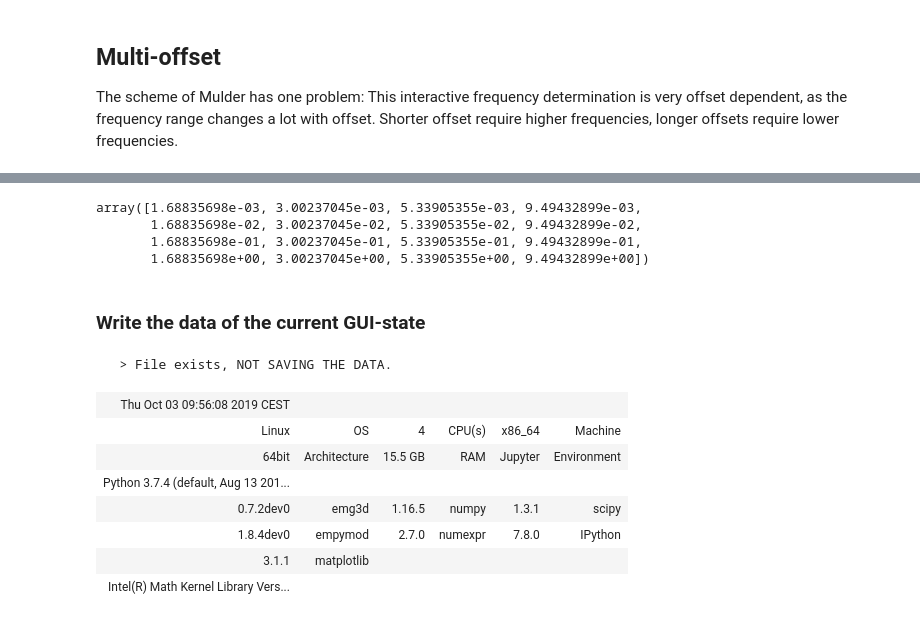
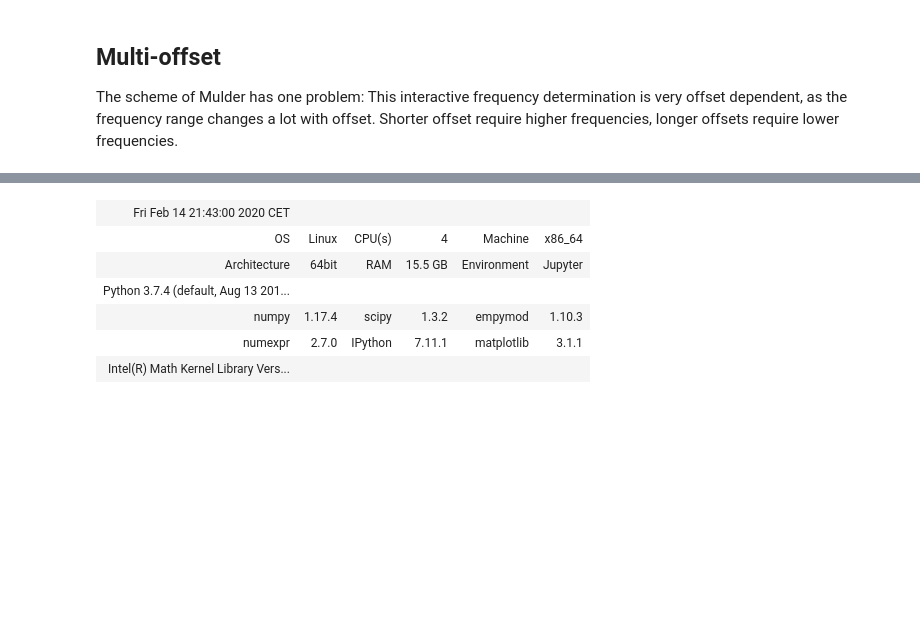
Before and after one commit to emsig/frequency-selection, a Jupyter notebook: AdaptiveFrequencySelection.ipynb, the cells around one changed output, grey strips where cells are left out. Saved outputs shown, nothing was run; the diff lists cells and outputs as text; code cells hidden in the pictures; blank space fills up the shorter version.

```diff
--- a/Frequency-Selection.ipynb
+++ b/AdaptiveFrequencySelection.ipynb
@@ -100,29 +87,10 @@ HBox(children=(VBox(children=(interactive(children=(IntSlider(value=5000, contin
-# %%
-GUI.coarse_freq[GUI.ind]
-# %% [output]
-array([1.68835698e-03, 3.00237045e-03, 5.33905355e-03, 9.49432899e-03,
-       1.68835698e-02, 3.00237045e-02, 5.33905355e-02, 9.49432899e-02,
-       1.68835698e-01, 3.00237045e-01, 5.33905355e-01, 9.49432899e-01,
-       1.68835698e+00, 3.00237045e+00, 5.33905355e+00, 9.49432899e+00])
-# %% [markdown]
-### Write the data of the current GUI-state
-# %%
-emg3d.utils.data_write(
-    'Fullspace-selection',
-    ['ind', 'coarse_freq', 'time', 'ft', 'ftfilt', 'pts_per_dec', 'min_freq', 'max_freq', 'req_freq', 'reim'],
-    [GUI.ind, GUI.coarse_freq, GUI.time, GUI.ft, GUI.ftfilt, GUI.pts_per_dec, GUI.min_freq, GUI.max_freq, GUI.req_freq, GUI.reim],
-    './data',
-    0)
-# %% [output]
-   > File exists, NOT SAVING THE DATA.
 # %%
-empymod.Report(emg3d)
+empymod.Report()
 # %% [output]
-| Thu Oct 03 09:56:08 2019 CEST |  |  |  |  |  |
-| Linux | OS | 4 | CPU(s) | x86_64 | Machine |
-| 64bit | Architecture | 15.5 GB | RAM | Jupyter | Environment |
+| Fri Feb 14 21:43:00 2020 CET |  |  |  |  |  |
+| OS | Linux | CPU(s) | 4 | Machine | x86_64 |
+| Architecture | 64bit | RAM | 15.5 GB | Environment | Jupyter |
 | Python 3.7.4 (default, Aug 13 201... |  |  |  |  |  |
-| 0.7.2dev0 | emg3d | 1.16.5 | numpy | 1.3.1 | scipy |
-| 1.8.4dev0 | empymod | 2.7.0 | numexpr | 7.8.0 | IPython |
-| 3.1.1 | matplotlib |  |  |  |  |
+| numpy | 1.17.4 | scipy | 1.3.2 | empymod | 1.10.3 |
+| numexpr | 2.7.0 | IPython | 7.11.1 | matplotlib | 3.1.1 |
 | Intel(R) Math Kernel Library Vers... |  |  |  |  |  |
```
Also changed, not shown: parts of 6 cells of this notebook, 2 other files.
